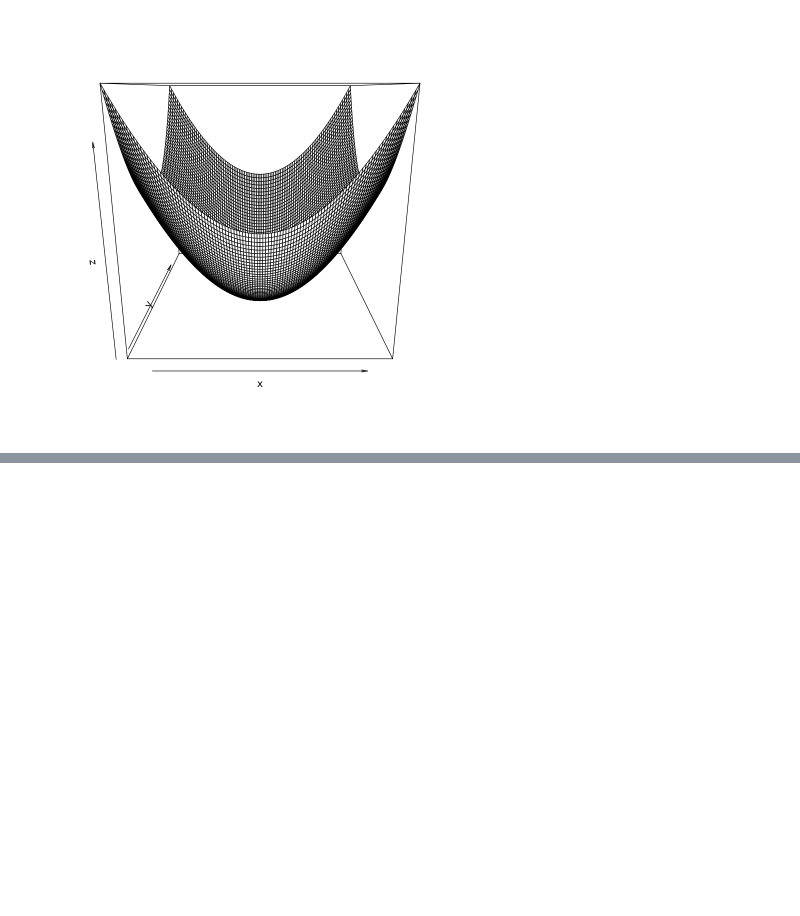
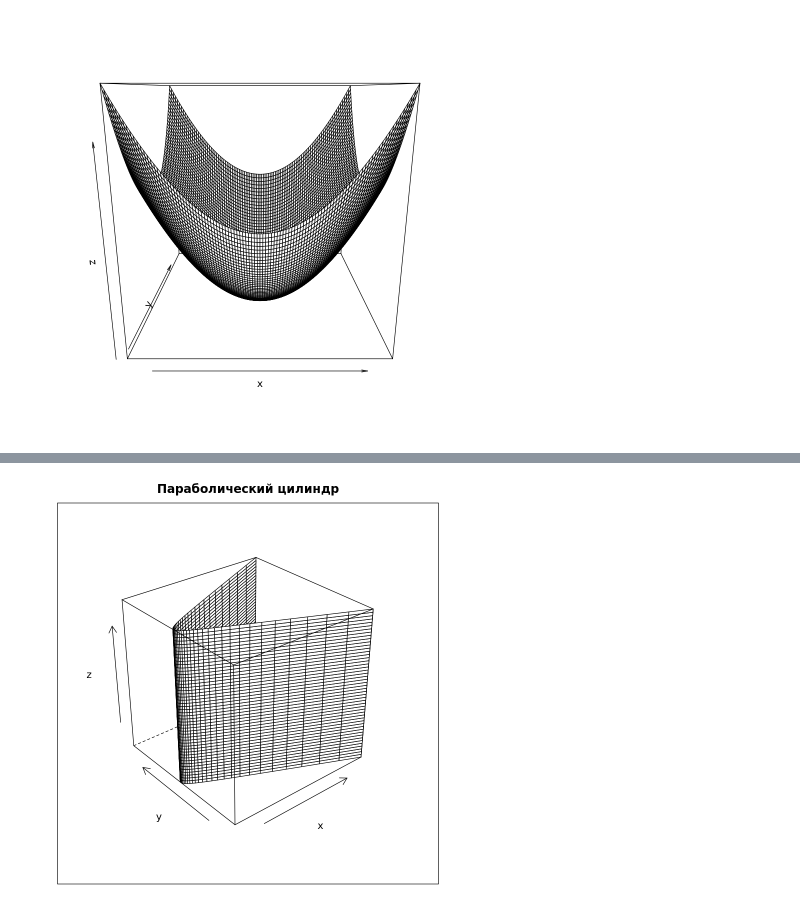
Before and after one commit to wibbn/r-homeworks, a Jupyter notebook: practice7.ipynb, the cells around one changed output, grey strips where cells are left out. Saved outputs shown, nothing was run; the diff lists cells and outputs as text; code cells hidden in the pictures; blank space fills up the shorter version.

```diff
--- a/practice7.ipynb
+++ b/practice7.ipynb
@@ -150,0 +157,13 @@ persp(x, y, z)
+# %%
+d <- seq(-pi, pi, length=50)
+e <- seq(-pi, pi, length=50)
+a <- 2
+b <- 3
+
+x <- outer(d, e, function(d, e) a * cosh(d))
+y <- outer(d, e, function(d, e) b * sinh(d))
+z <- outer(d, e, function(d, e) e)
+
+wireframe(z ~ x * y, main="Параболический цилиндр")
+# %% [output]
+[figure, added]
```
Also changed, not shown: parts of 3 cells of this notebook.
